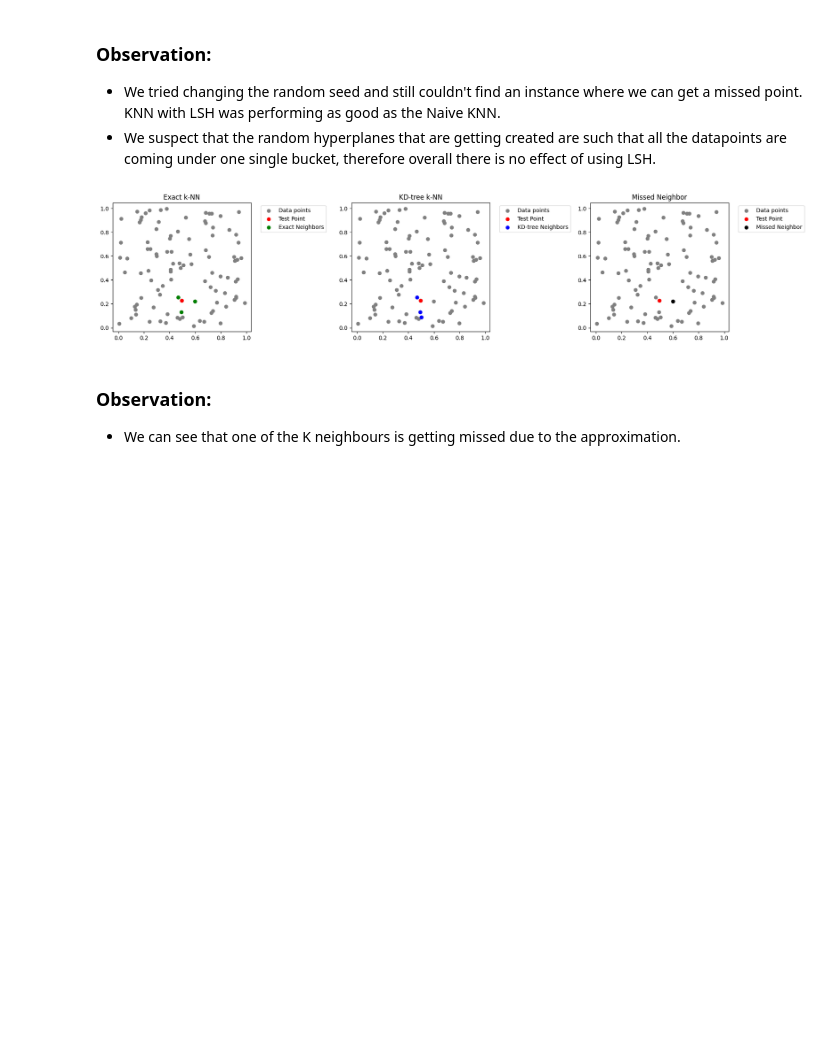
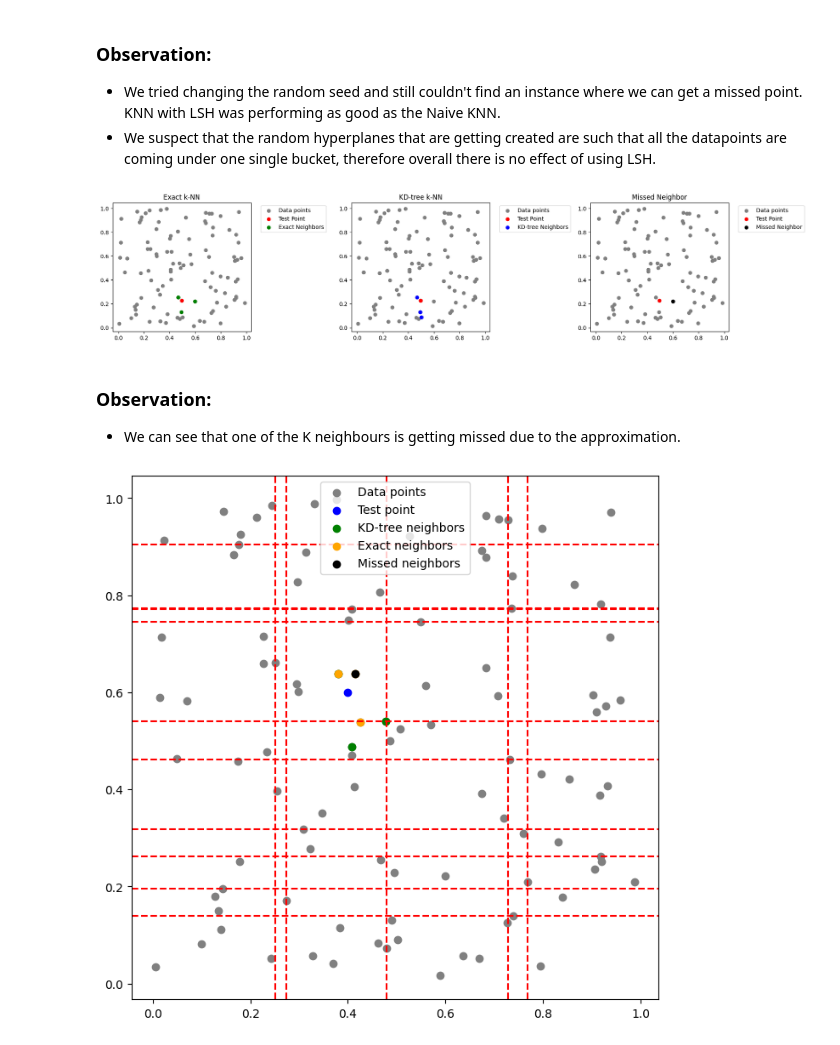
Before and after one commit to ShivanshSoni-AI/ml-assingment-4, a Jupyter notebook: Question2.ipynb, the cells around one changed output. Saved outputs shown, nothing was run; the diff lists cells and outputs as text; code cells hidden in the pictures; blank space fills up the shorter version.

```diff
--- a/Question2.ipynb
+++ b/Question2.ipynb
@@ -524,0 +670,18 @@ plot_neighbors(X, test_point, exact_neighbors, kd_tree_neighbors, missed_neighbo
+# %%
+np.random.seed(50)
+X = np.random.rand(100, 2)
+y = np.random.randint(0, 2, 100)
+
+# Initialize the KD-tree
+knn_tree = KDTreeKNN(k=3, max_leaf_size=10)
+
+# Fit the KD-tree to the data
+knn_tree.fit(X, y)
+
+# Choose a test point
+test_point = [0.4, 0.6]
+
+# Visualize the KD-tree and nearest neighbors
+knn_tree.visualize_tree(X, y, test_point)
+# %% [output]
+[figure, added]
```
Also changed, not shown: parts of 6 cells of this notebook.
